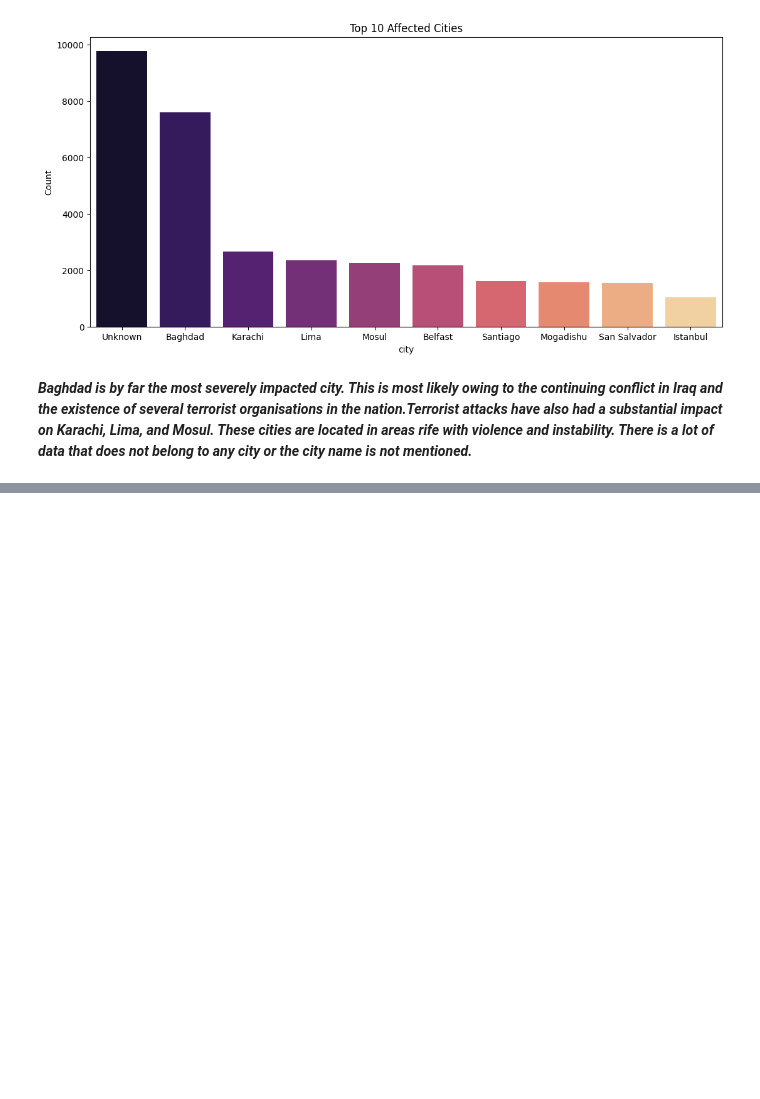
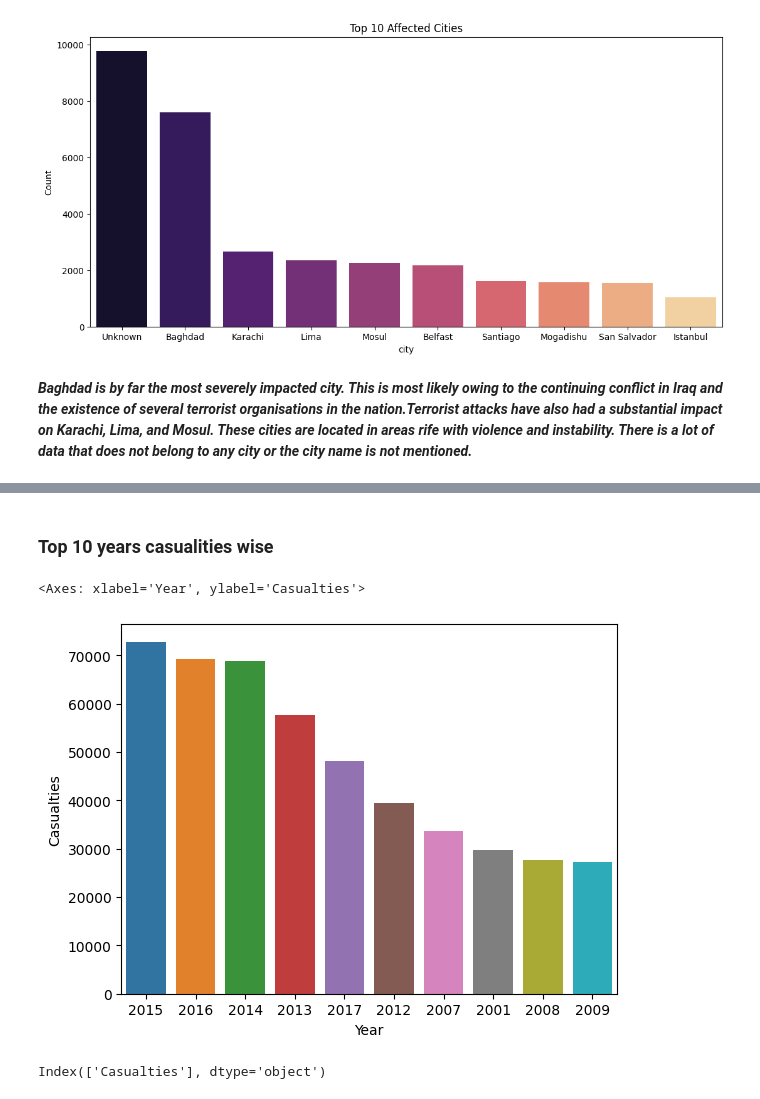
Before and after one commit to Gemini-Abhi/Machine-Learning-projects, a Jupyter notebook: Terrorism Project/Terrorism.ipynb, the cells around one changed output, grey strips where cells are left out. Saved outputs shown, nothing was run; the diff lists cells and outputs as text; code cells hidden in the pictures; blank space fills up the shorter version.

```diff
--- a/Terrorism Project/Terrorism.ipynb
+++ b/Terrorism Project/Terrorism.ipynb
@@ -350,0 +373,16 @@ sns.barplot(data=top_cities,x='city',y='Count',palette='magma')
+# %% [markdown]
+### Top 10 years casualities wise
+# %%
+
+Total_Casualties=df2[['Year','Casualties']]
+Total_Casualties1=Total_Casualties.groupby('Year').sum().reset_index()
+Total_Casualties1.sort_values(by='Casualties',ascending=False,inplace=True)
+
+sns.barplot(data=Total_Casualties1.head(10),x='Year',y='Casualties',order=Total_Casualties1['Year'].head(10))
+# %% [output]
+<Axes: xlabel='Year', ylabel='Casualties'>
+[figure, added]
+# %%
+tt.columns
+# %% [output]
+Index(['Casualties'], dtype='object')
```
Also changed, not shown: parts of 5 cells of this notebook.
